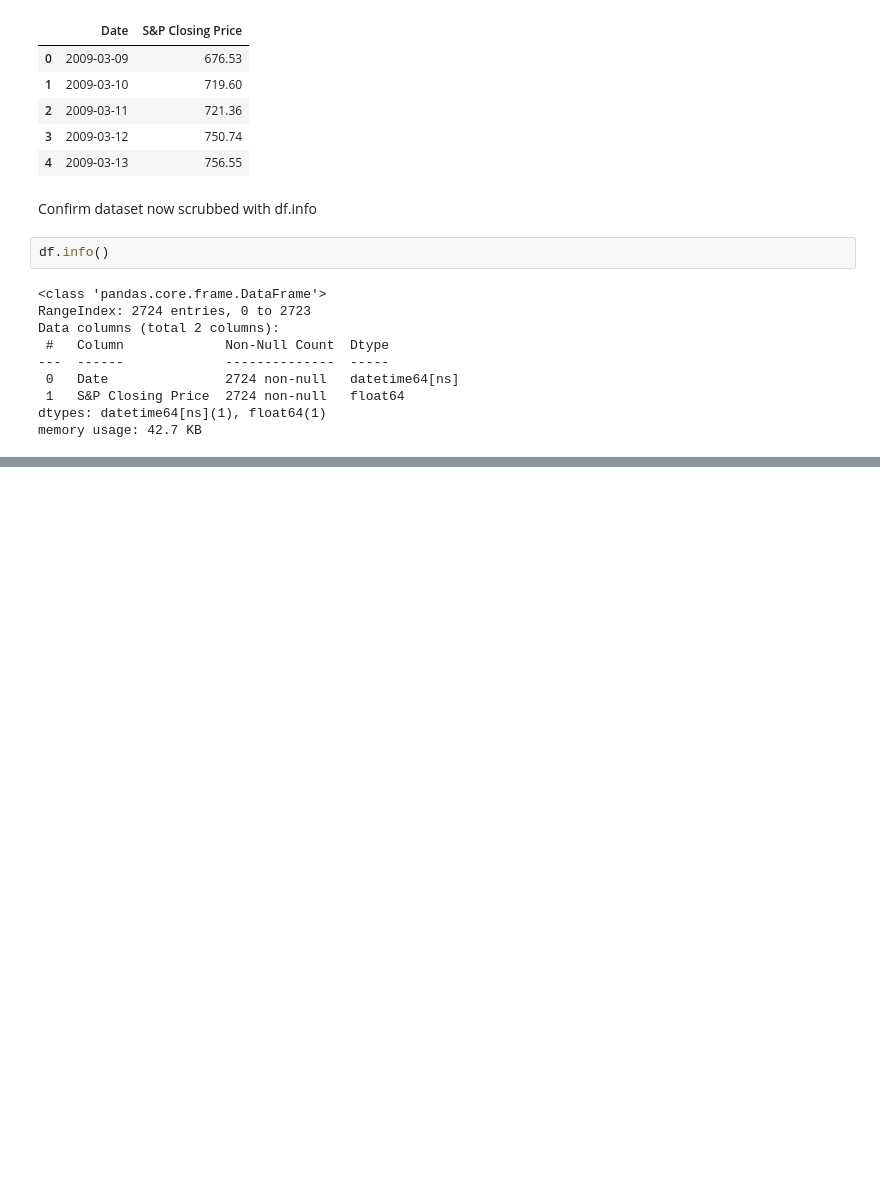
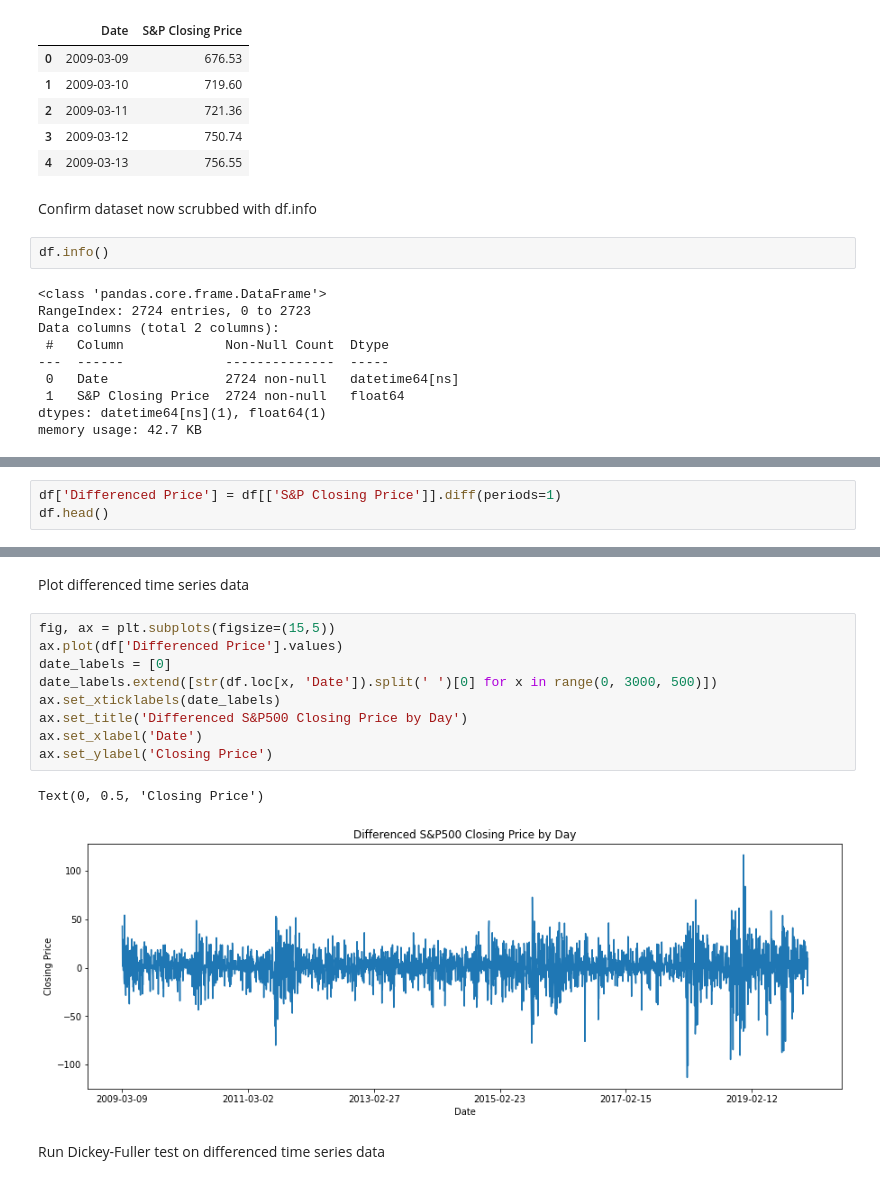
Before and after one commit to blantj/SP500_Time_Series, a Jupyter notebook: Modeling.ipynb, the cells around one changed output, grey strips where cells are left out. Cells and saved outputs as stored; diff of their text form; blank space fills up the shorter version.

Commit message:
Update for data exploration and preliminary modeling work

```diff
--- a/Modeling.ipynb
+++ b/Modeling.ipynb
@@ -100,0 +144,3 @@ memory usage: 42.7 KB
+# %%
+df['Differenced Price'] = df[['S&P Closing Price']].diff(periods=1)
+df.head()
@@ -100,0 +154,16 @@ memory usage: 42.7 KB
+# %% [markdown]
+Plot differenced time series data
+# %%
+fig, ax = plt.subplots(figsize=(15,5))
+ax.plot(df['Differenced Price'].values)
+date_labels = [0]
+date_labels.extend([str(df.loc[x, 'Date']).split(' ')[0] for x in range(0, 3000, 500)])
+ax.set_xticklabels(date_labels)
+ax.set_title('Differenced S&P500 Closing Price by Day')
+ax.set_xlabel('Date')
+ax.set_ylabel('Closing Price')
+# %% [output]
+Text(0, 0.5, 'Closing Price')
+[figure, added]
+# %% [markdown]
+Run Dickey-Fuller test on differenced time series data
```
Also changed, not shown: parts of 15 cells of this notebook.
